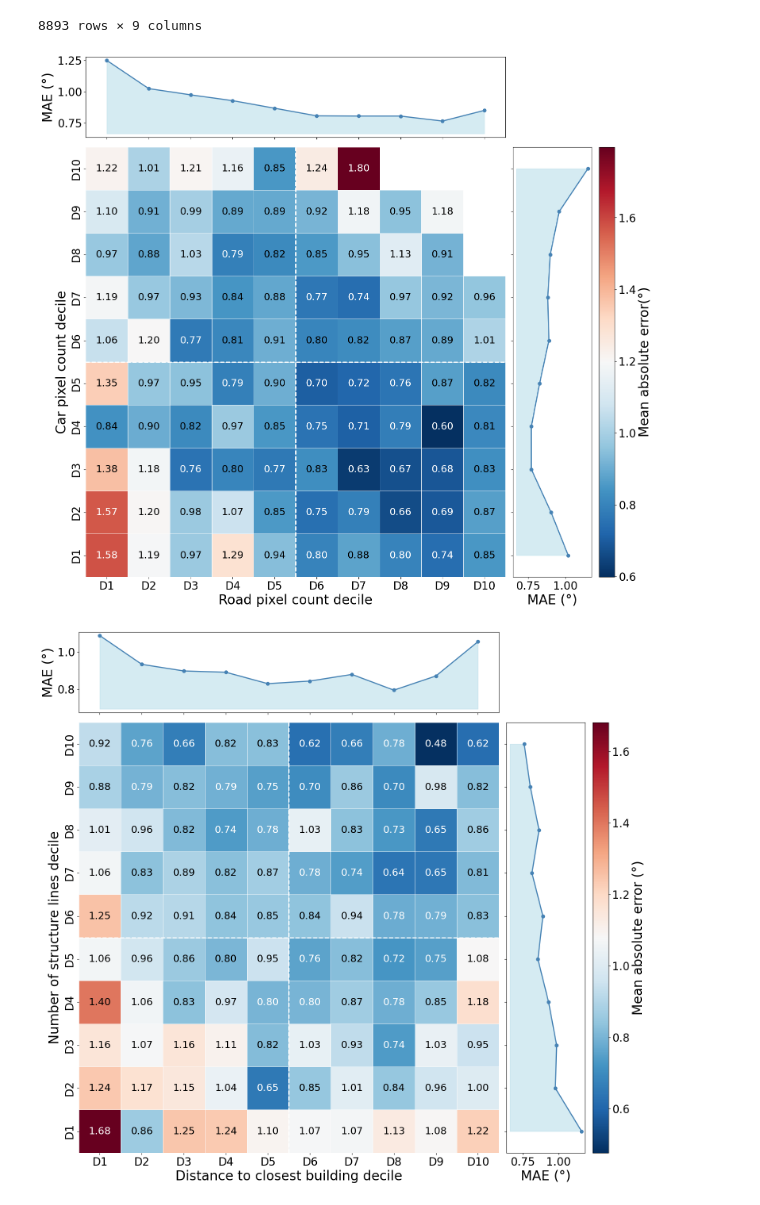
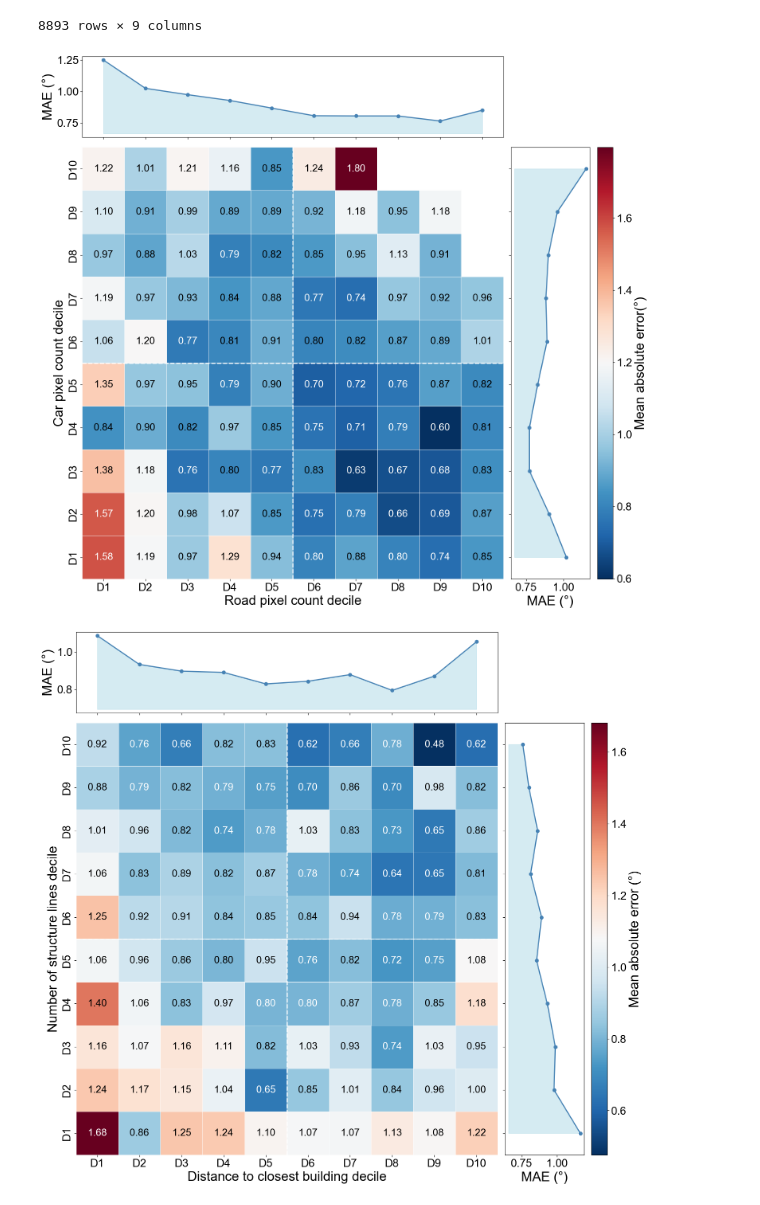
Before and after one commit to nnu-dta/Vision2slope, a Jupyter notebook: bias_analysis/SF_bias_analysis.ipynb, the cells around one changed output. Drawn from its saved outputs; the diff is of its cells as text; code cells hidden in the pictures.

```diff
--- a/bias_analysis/SF_bias_analysis.ipynb
+++ b/bias_analysis/SF_bias_analysis.ipynb
@@ -43,6 +43,9 @@ import seaborn as sns
 label_fontsize = 24
 tick_fontsize = 20
 annotation_fontsize = 18
+plt.rcParams.update({
+    'font.family': 'Arial',
+})
 
 # create a heatmap to show the absolute slope error by car_area and road_area using seaborn
 
@@ -117,34 +120,34 @@ road_x_positions = range(len(road_medians))
 road_x_positions = [x + 0.5 for x in road_x_positions]
 ax_top.plot(road_x_positions, road_medians.values,
            color='steelblue', linewidth=2, marker='o', markersize=6)
 ax_top.fill_between(road_x_positions,
                    [road_medians.min()-0.1]*len(road_medians),
                    road_medians.values,
                    color='lightblue', alpha=0.5)
 ax_top.tick_params(axis='x', labelbottom=False)
 ax_top.tick_params(axis='y', labelsize=tick_fontsize)
 ax_top.set_ylabel('MAE (°)', fontsize=label_fontsize)
 
 # Right marginal plot
 ax_right = fig.add_subplot(gs[1, 2], sharey=ax_main)
 car_medians = area_error_df.groupby('car_area_quantile')['abs_slope_diff_huber'].mean()
 # Reverse the order to match inverted y-axis
 car_y_positions = range(len(car_medians))
 car_y_positions = [y + 0.5 for y in car_y_positions]
 ax_right.plot(car_medians.values, car_y_positions,
              color='steelblue', linewidth=2, marker='o', markersize=6)
 ax_right.fill_betweenx(car_y_positions,
                       [min(car_medians.values)-0.1]*len(car_medians),
                       car_medians.values,
                       color='lightblue', alpha=0.5)
 ax_right.tick_params(axis='y', labelleft=False)
 ax_right.tick_params(axis='x', labelsize=tick_fontsize)
 ax_right.set_xlabel('MAE (°)', fontsize=label_fontsize)
 
 plt.tight_layout()
 plt.show()
 # %% [output]
-[figure, old version]
+[figure, new version]
 # %%
 
 # count the number of samples in each cell
@@ -246,4 +249,4 @@ ax_right.set_xlabel('MAE (°)', fontsize=label_fontsize)
 plt.tight_layout()
 plt.show()
 # %% [output]
-[figure, old version]
+[figure, new version]
```
Also changed, not shown: parts of 2 cells of this notebook, 5 other files.
